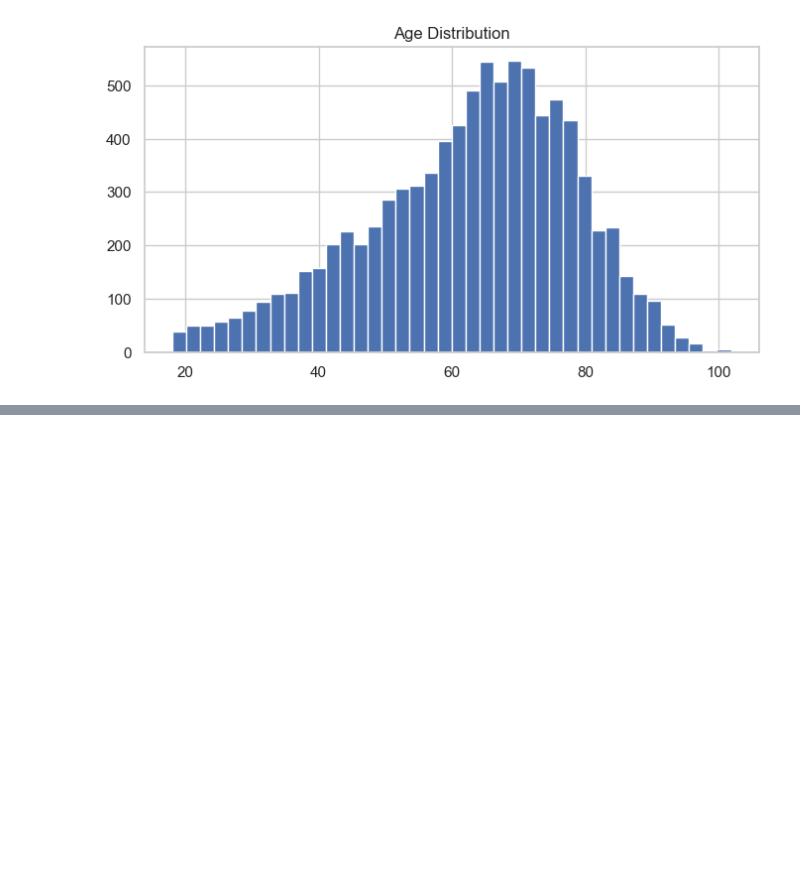
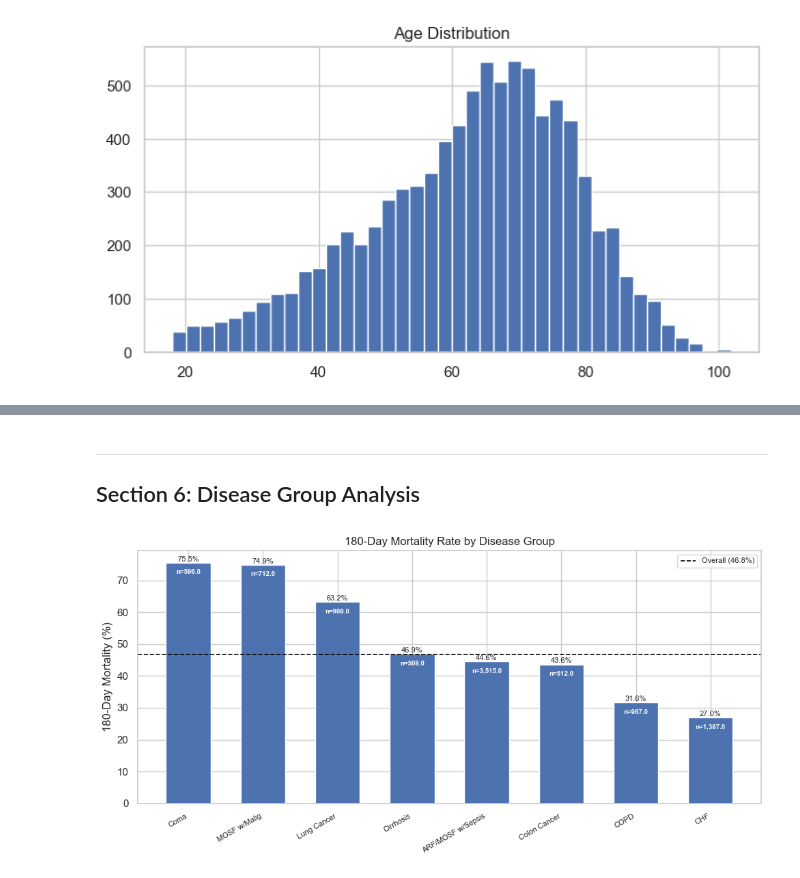
Before and after one commit to GoldenMouse/usd-aai-500-final, a Jupyter notebook: src/notebooks/02_exploratory_analysis.ipynb, the cells around one changed output, grey strips where cells are left out. Cells and saved outputs as stored; diff of their text form; code cells hidden in the pictures; blank space fills up the shorter version.

Commit message:
bivariate, demo, disease, dnr analysis

```diff
--- a/src/notebooks/02_exploratory_analysis.ipynb
+++ b/src/notebooks/02_exploratory_analysis.ipynb
@@ -203,0 +303,33 @@ plt.show()
+# %% [markdown]
+---
+## Section 6: Disease Group Analysis
+# %%
+# mortality rate (uses utility) + patient count annotation
+grp = df.groupby("dzgroup", observed=True)["death_180d"].agg(["mean", "count"])
+grp.columns = ["Mortality", "N"]
+grp = grp.sort_values("Mortality", ascending=False)
+
+fig, ax = plt.subplots(figsize=(10, 5))
+plot_mortality_rate(
+    df,
+    "dzgroup",
+    TARGET_COL,
+    overall_rate,
+    ax,
+    title="180-Day Mortality Rate by Disease Group",
+)
+# annotate patient counts below percentage labels
+for i, (_, row) in enumerate(grp.iterrows()):
+    ax.text(
+        i,
+        row["Mortality"] * 100 - 3.5,
+        f"n={row['N']:,}",
+        ha="center",
+        fontsize=7,
+        color="white",
+        fontweight="bold",
+    )
+plt.tight_layout()
+plt.show()
+# %% [output]
+[figure, added]
```
Also changed, not shown: parts of 9 cells of this notebook.
